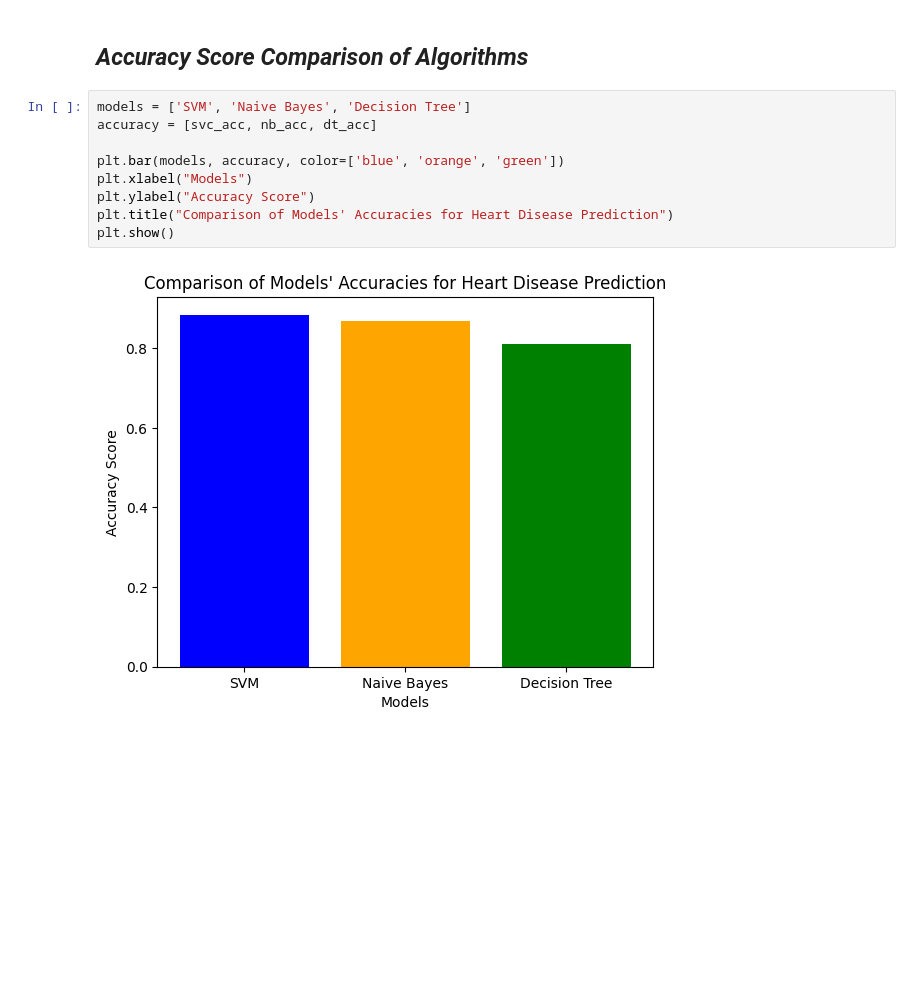
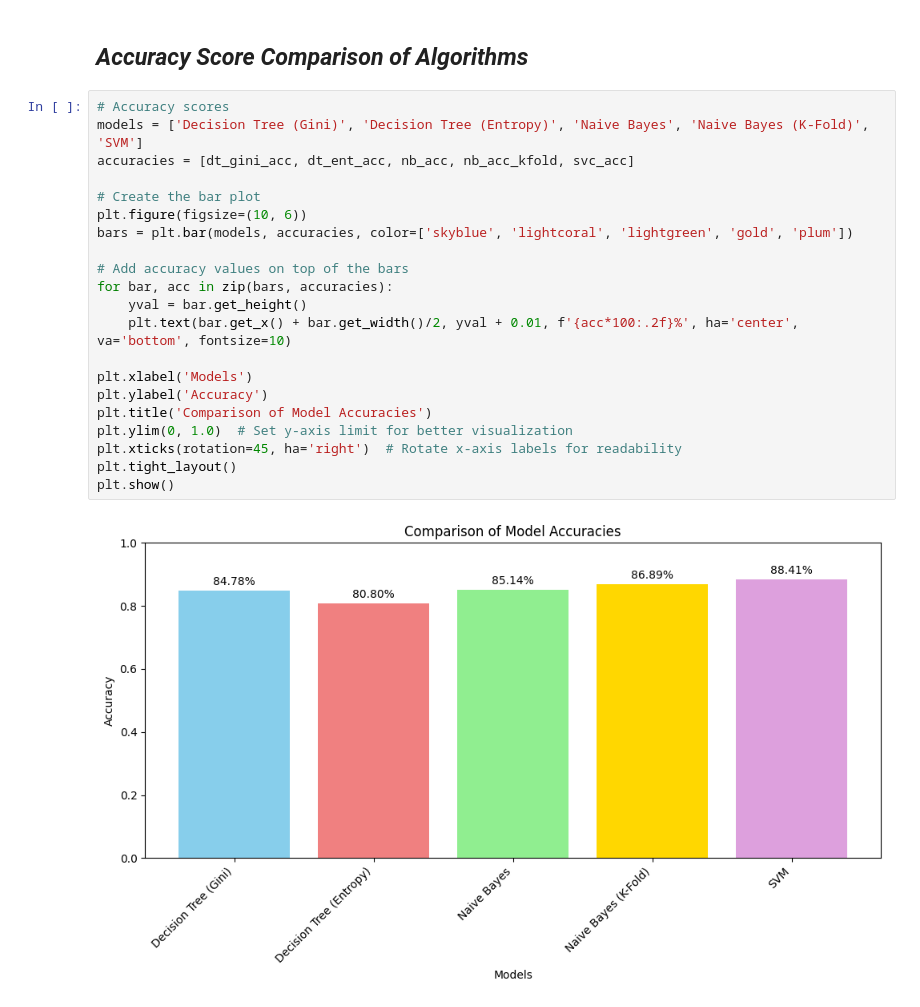
Before and after one commit to dsarma29/Portfolio-Projects, a Jupyter notebook: heart_disease_prediction/heartdiseaseprediction.ipynb, the cells around one changed output. Drawn from its saved outputs; the diff is of its cells as text; blank space fills up the shorter version.

```diff
--- a/heart_disease_prediction/heartdiseaseprediction.ipynb
+++ b/heart_disease_prediction/heartdiseaseprediction.ipynb
@@ -634,14 +687,26 @@ plt.show()
 [figure]
 # %% [markdown]
 ## *Accuracy Score Comparison of Algorithms*
-# %%
-models = ['SVM', 'Naive Bayes', 'Decision Tree']
-accuracy = [svc_acc, nb_acc, dt_acc]
-
-plt.bar(models, accuracy, color=['blue', 'orange', 'green'])
-plt.xlabel("Models")
-plt.ylabel("Accuracy Score")
-plt.title("Comparison of Models' Accuracies for Heart Disease Prediction")
-plt.show()
-# %% [output]
-[figure, removed]
+# %%
+# Accuracy scores
+models = ['Decision Tree (Gini)', 'Decision Tree (Entropy)', 'Naive Bayes', 'Naive Bayes (K-Fold)', 'SVM']
+accuracies = [dt_gini_acc, dt_ent_acc, nb_acc, nb_acc_kfold, svc_acc]
+
+# Create the bar plot
+plt.figure(figsize=(10, 6))
+bars = plt.bar(models, accuracies, color=['skyblue', 'lightcoral', 'lightgreen', 'gold', 'plum'])
+
+# Add accuracy values on top of the bars
+for bar, acc in zip(bars, accuracies):
+    yval = bar.get_height()
+    plt.text(bar.get_x() + bar.get_width()/2, yval + 0.01, f'{acc*100:.2f}%', ha='center', va='bottom', fontsize=10)
+
+plt.xlabel('Models')
+plt.ylabel('Accuracy')
+plt.title('Comparison of Model Accuracies')
+plt.ylim(0, 1.0)  # Set y-axis limit for better visualization
+plt.xticks(rotation=45, ha='right')  # Rotate x-axis labels for readability
+plt.tight_layout()
+plt.show()
+# %% [output]
+[figure, added]
```
Also changed, not shown: parts of 13 cells of this notebook.
